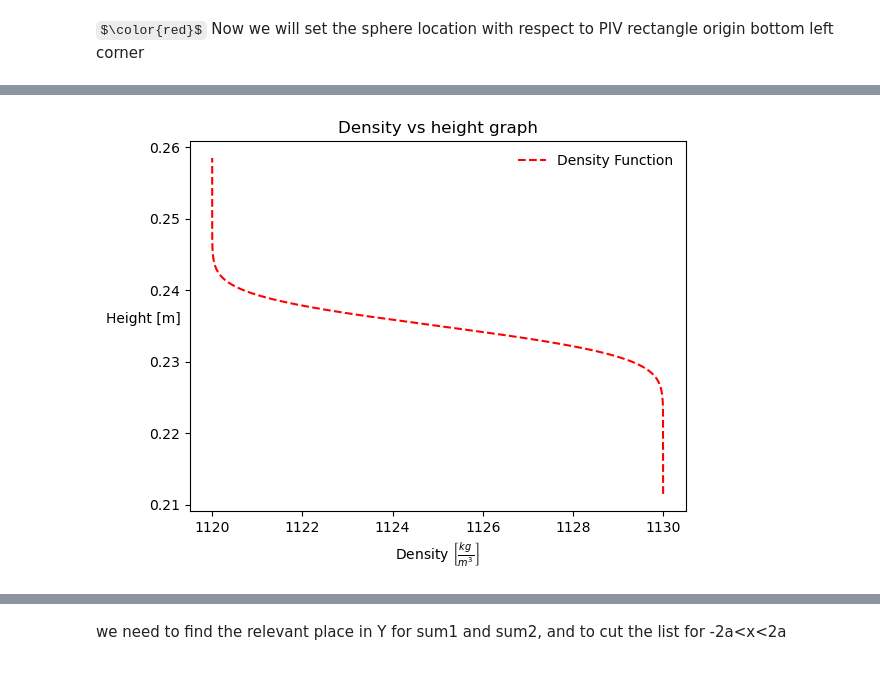
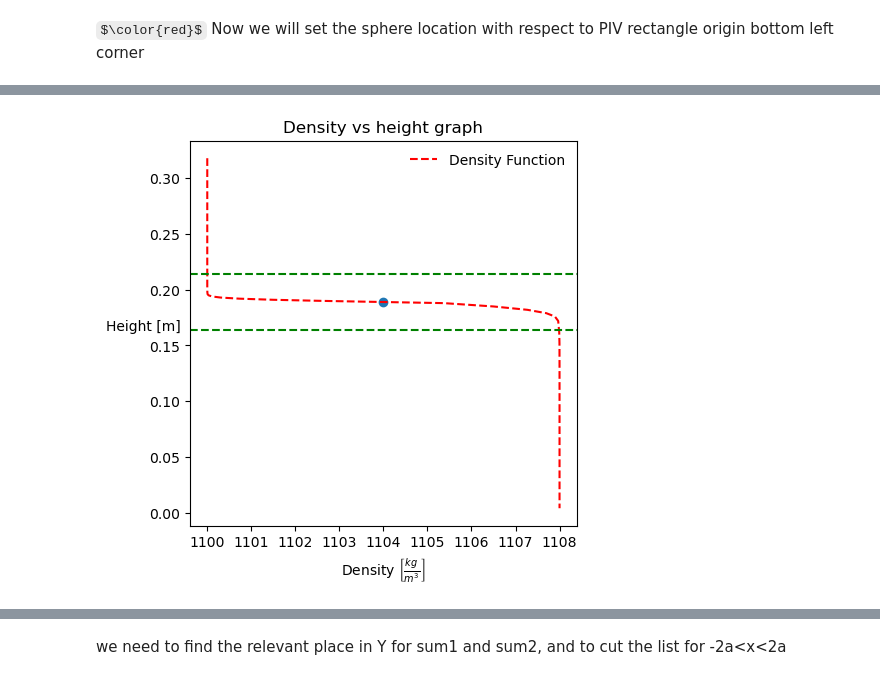
Before and after one commit to Morten10/PIV-analysis, a Jupyter notebook: Moving_control_volume.ipynb, the cells around one changed output, grey strips where cells are left out. Saved outputs shown, nothing was run; the diff lists cells and outputs as text; code cells hidden in the pictures; some formulas as TeX source.

```diff
--- a/Moving_control_volume.ipynb
+++ b/Moving_control_volume.ipynb
@@ -39 +63,12 @@ sphere attributes
+# %%
+upper_viscosity, lower_viscosity, upper_density, lower_density, Interface_thickness, sphere_diameter, rho_sphere, sphere_type, Interface_height \
+      = Mf.load_data_for_demintionless_number(experiment_date = Mf.read_data_from_cihx(save_folder, '<date>'))
+
+round_number = int(os.path.splitext(Mf.files_in_folder(save_folder, 'cihx')[0])[0][-2:])
+real_sphere_density = Mf.extract_data_from_excel_two_parameters(desired_row = Mf.convert_date(Mf.read_data_from_cihx(save_folder, '<date>')),
+                                                                desired_row2 = round_number, base_column2 = 'Record number',
+                                                                data_column='Calculated sphere density [kg/m^3]')
+if real_sphere_density is None:
+      print('didnt find density in excel file')
+      real_sphere_density = rho_sphere
 # %%
@@ -101,26 +120,57 @@ The density function
 # %%
-import My_functions as Mf
-amplitude = (upper_density-lower_density)/2
-middle_of_density = np.mean([upper_density, lower_density])
-inteface_center = np.mean([inteface_upper, inteface_lower]) #[m]
-interface_width = inteface_upper-inteface_lower #[m]
+# interface_upper_location = Interface_height + Interface_thickness/2 #[m]
+# interface_lower_location = Interface_height - Interface_thickness/2 #[m]
+# amplitude = (lower_density-upper_density)/2
+# middle_of_density = np.mean([upper_density, lower_density])
+# interface_center = np.mean([interface_upper_location, interface_lower_location]) #[m]
+# interface_width = interface_upper_location-interface_lower_location #[m]
 
 
-rho_function = Mf.density_function(amplitude = amplitude, interface_width = interface_width, center_of_interface = inteface_center, mean_density_value = middle_of_density, plot = False)
+# rho_function = Mf.density_function(amplitude = amplitude, interface_width = interface_width, center_of_interface = interface_center, mean_density_value = middle_of_density, plot = False)
 
-if True:
-    x_values = np.linspace(inteface_center-inteface_center*0.1, inteface_center+0.1*inteface_center, 1000)
-    y_values = rho_function(x_values)
-    plt.title('Density vs height graph')
-    plt.plot(y_values, x_values, '--', label='Density Function', color='red')
-    plt.xlabel(r'Density $ \left[ \frac {kg} {m^3} \right]$', rotation=0)
-    ylabel = plt.ylabel('Height [m]', rotation=0)
-    ylabel.set_verticalalignment('bottom')  # Align at the bottom of the label
-    ylabel.set_y(ylabel.get_position()[1] - 0)
-    plt.legend(fancybox=True, framealpha=0)
-    plt.show()
+# if True:
+#     x_values = np.linspace(interface_center-interface_center*0.1, interface_center+0.1*interface_center, 1000)
+#     y_values = rho_function(x_values)
+#     plt.title('Density vs height graph')
+#     plt.plot(y_values, x_values, '--', label='Density Function', color='red')
+#     plt.xlabel(r'Density $ \left[ \frac {kg} {m^3} \right]$', rotation=0)
+#     ylabel = plt.ylabel('Height [m]', rotation=0)
+#     ylabel.set_verticalalignment('bottom')  # Align at the bottom of the label
+#     ylabel.set_y(ylabel.get_position()[1] - 0)
+#     plt.legend(fancybox=True, framealpha=0)
+#     plt.show()
-# %% [output]
-[figure, removed]
+# %%
+y_loccccc, densityccccc = Mf.load_density_profile_from_excel(date=Mf.convert_date(Mf.read_data_from_cihx(save_folder, '<date>')))
+rho_function = Mf.create_callable_function_of_data(y_loccccc, densityccccc)
+
+y_loccccc2 = np.array(y_loccccc)
+densityccccc2 = np.array(densityccccc)
+
+# x_domain = np.linspace(0, 0.6, 1000)
+# Interface_thickness = Mf.find_interface_thickness_callable(x_domain, rho_function)
+
+Interface_height = Mf.find_average_density_location(y_loccccc2, densityccccc2)
+
+
+interface_lower_location = Interface_height - Interface_thickness/2
+interface_width = Interface_thickness
+
+
+fig, ax = plt.subplots(figsize=(5,5))
+
+plt.title('Density vs height graph')
+plt.plot(densityccccc2, y_loccccc2, '--', label='Density Function', color='red')
+plt.xlabel(r'Density $ \left[ \frac {kg} {m^3} \right]$', rotation=0)
+ylabel = plt.ylabel('Height [m]', rotation=0)
+plt.scatter(rho_function(Interface_height), Interface_height)
+
+# Interface
+plt.axhline(Interface_height-Interface_thickness/2, linestyle='--', color='green')
+plt.axhline(Interface_height+Interface_thickness/2, linestyle='--', color='green')
+plt.legend(fancybox=True, framealpha=0)
+plt.show()
+# %% [output]
+[figure, added]
 # %%
 F_y = []
 F_y_and_loc = []
```
Also changed, not shown: parts of 38 cells of this notebook, 3 other files.
